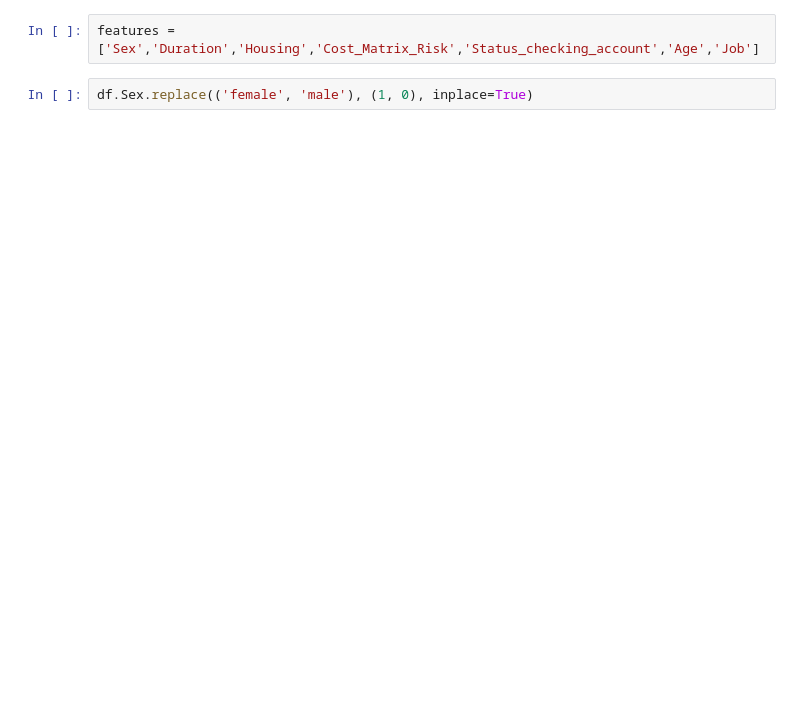
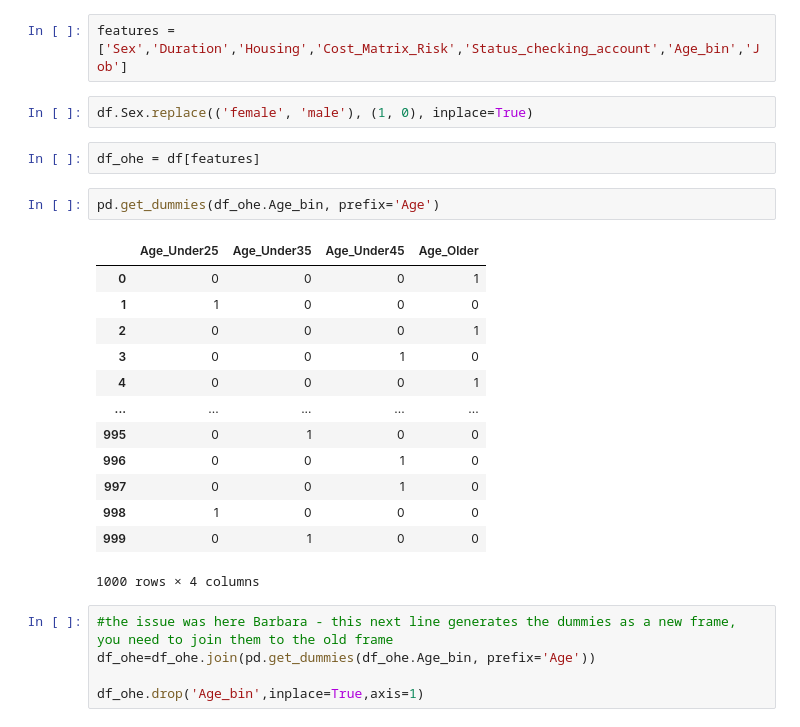
Before and after one commit to wildflowersbloom/fairness, a Jupyter notebook: Untitled0.ipynb, the cells around one changed output. Saved outputs shown, nothing was run; the diff lists cells and outputs as text; blank space fills up the shorter version.

```diff
--- a/Untitled0.ipynb
+++ b/Untitled0.ipynb
@@ -273,4 +275,27 @@ print(features)
 # %%
-features = ['Sex','Duration','Housing','Cost_Matrix_Risk','Status_checking_account','Age','Job']
+features = ['Sex','Duration','Housing','Cost_Matrix_Risk','Status_checking_account','Age_bin','Job']
 # %%
 df.Sex.replace(('female', 'male'), (1, 0), inplace=True)
+# %%
+df_ohe = df[features]
+# %%
+pd.get_dummies(df_ohe.Age_bin, prefix='Age')
+# %% [output]
+|  | Age_Under25 | Age_Under35 | Age_Under45 | Age_Older |
+| 0 | 0 | 0 | 0 | 1 |
+| 1 | 1 | 0 | 0 | 0 |
+| 2 | 0 | 0 | 0 | 1 |
+| 3 | 0 | 0 | 1 | 0 |
+| 4 | 0 | 0 | 0 | 1 |
+| ... | ... | ... | ... | ... |
+| 995 | 0 | 1 | 0 | 0 |
+| 996 | 0 | 0 | 1 | 0 |
+| 997 | 0 | 0 | 1 | 0 |
+| 998 | 1 | 0 | 0 | 0 |
+| 999 | 0 | 1 | 0 | 0 |
+1000 rows × 4 columns
+# %%
+#the issue was here Barbara - this next line generates the dummies as a new frame, you need to join them to the old frame
+df_ohe=df_ohe.join(pd.get_dummies(df_ohe.Age_bin, prefix='Age'))
+
+df_ohe.drop('Age_bin',inplace=True,axis=1)
```
Also changed, not shown: parts of 32 cells of this notebook.
